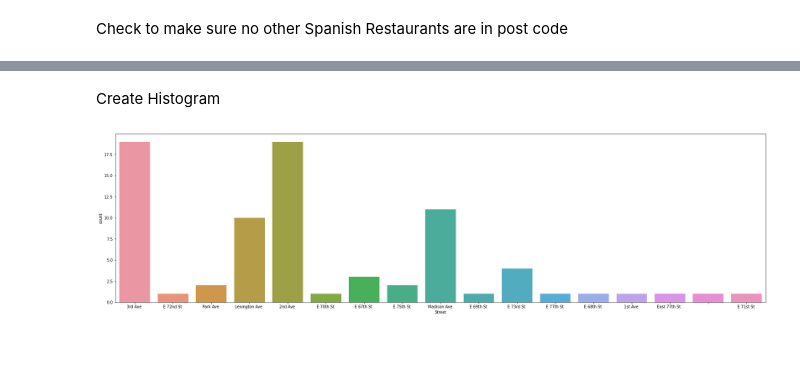
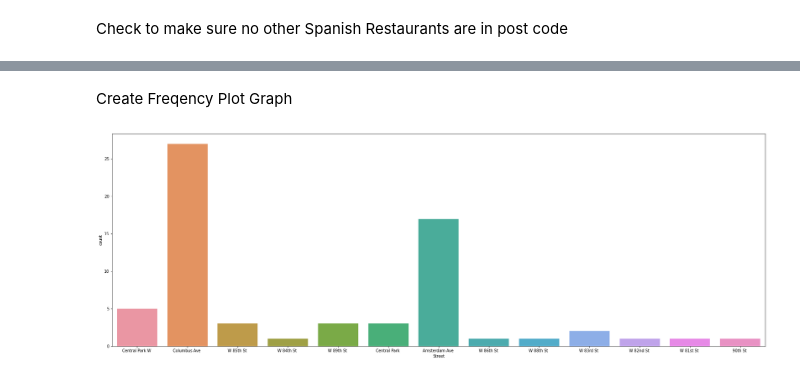
Before and after one commit to sbloom1a/Python-Class-4, a Jupyter notebook: Capstone Project Final.ipynb, the cells around one changed output, grey strips where cells are left out. Saved outputs shown, nothing was run; the diff lists cells and outputs as text; code cells hidden in the pictures; blank space fills up the shorter version.

```diff
--- a/Capstone Project Final.ipynb
+++ b/Capstone Project Final.ipynb
@@ -540,14 +554,14 @@ Get list of non-food venues to determine best street in zip code  10021
 # %%
-# Get Latitude and Longitude of 10021
-lat_10021 = population_df[population_df['Zip Code'] == '10021'].iloc[0]['Latitude']
-long_10021 = population_df[population_df['Zip Code'] == '10021'].iloc[0]['Longitude']
+# Get Latitude and Longitude of 10024
+lat_10024 = population_df[population_df['Zip Code'] == '10024'].iloc[0]['Latitude']
+long_10024 = population_df[population_df['Zip Code'] == '10024'].iloc[0]['Longitude']
 
 url = 'https://api.foursquare.com/v2/venues/explore?&client_id={}&client_secret={}&v={}&ll={},{}&radius={}&section={}&section={}&section={}&limit={}'.format(
             CLIENT_ID,
             CLIENT_SECRET,
             VERSION,
-            lat_10021,
-            long_10021,
+            lat_10024,
+            long_10024,
             500,
             'drinks',
             'coffee',
@@ -579,7 +593,7 @@ results
 venues_list=[]
 # some elements dont have the field Address so we need to use formattedAddress
 venues_list.append([(
-            '10021',
+            '10024',
             v['venue']['name'],
             v['venue']['location']['formattedAddress'],
             v['venue']['categories'][0]['name']) for v in results])
@@ -618,7 +632,31 @@ for i in street_list:
         if j.startswith('New'):
             break
 
+        if j.startswith('Apt'):
+            break
+
+        if j.startswith('-'):
+            break
+
+        if j.startswith('.'):
+            break
+        if j == 'at':
+            break
+
         if j == 'Avenue':
+            j = 'Ave'
+
+        if j == 'Ave.':
+            j = 'Ave'
+
+        if j == 'West':
+            j = 'W'
+
+        if j == 'Street':
+            j = 'St'
+
+        # There is a bad data point called Columbus 660 which which be Columbus Ave
+        if j == '660':
             j = 'Ave'
 
         trimmed_address = trimmed_address + j + ' '
@@ -627,6 +665,9 @@ for i in street_list:
 
     street_df = street_df.append(new_row, ignore_index=True)
 
-street_df[street_df['Street'] == '']
+# remove blank rows
+street_df.drop(street_df.loc[street_df['Street']==''].index, inplace=True)
+
+street_df
 # %% [output]
 |  | Street |
@@ -634,7 +686,7 @@ street_df[street_df['Street'] == '']
-# %% [markdown]
-Create Histogram
+# %% [markdown]
+Create Freqency Plot Graph
 # %%
-plt.figure(figsize=(30,8))
+plt.figure(figsize=(30,10))
 ax = sns.countplot(x="Street",data=street_df)
 # %% [output]
-[figure, old version]
+[figure, new version]
```
Also changed, not shown: parts of 25 cells of this notebook.
